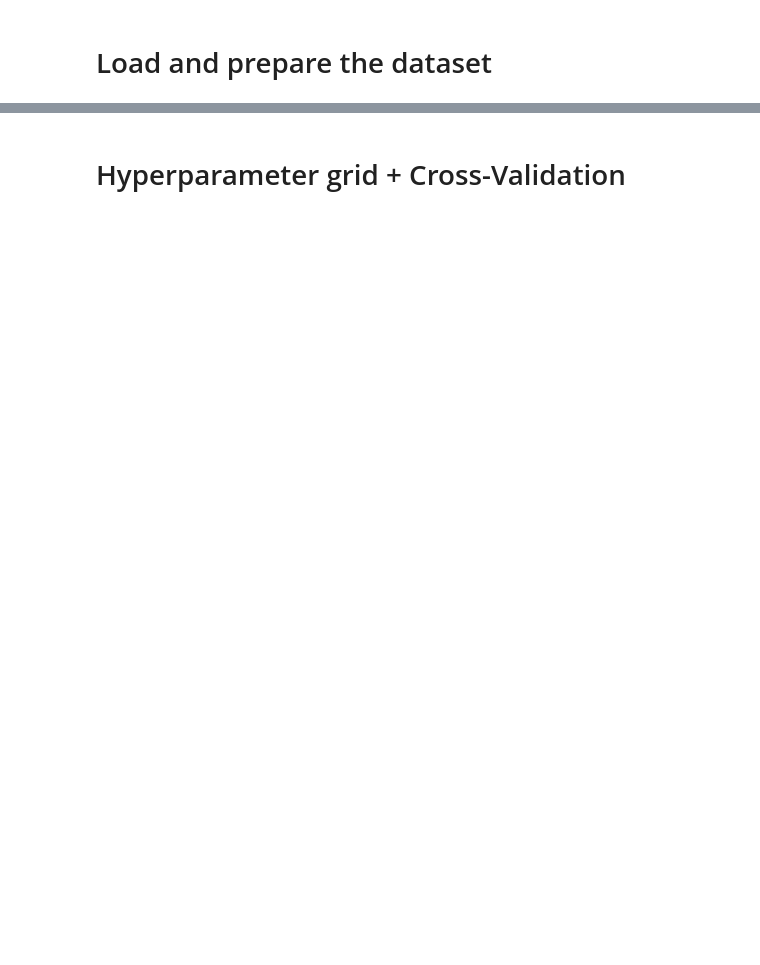
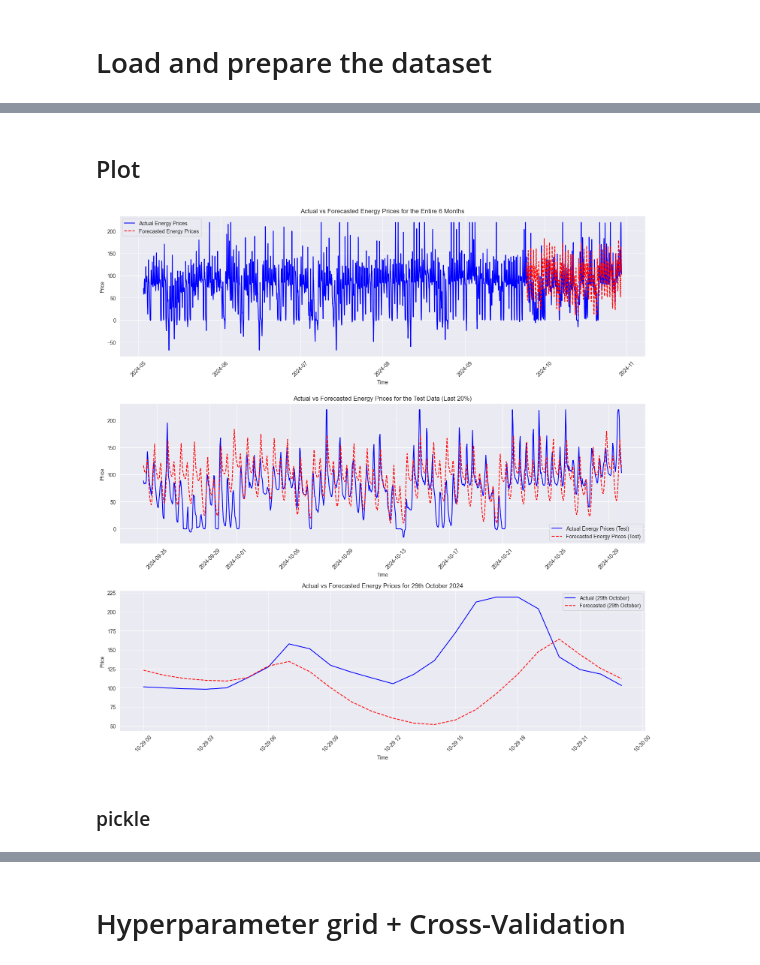
Before and after one commit to YukaNakamoto/LSDI-Project-, a Jupyter notebook: models/Prophet/The_Prophet_Optimization_df.ipynb, the cells around one changed output, grey strips where cells are left out. Drawn from its saved outputs; the diff is of its cells as text; code cells hidden in the pictures; blank space fills up the shorter version.

```diff
--- a/models/Prophet/The_Prophet_Optimization_df.ipynb
+++ b/models/Prophet/The_Prophet_Optimization_df.ipynb
@@ -164,0 +242,46 @@ Actual vs Forecast plot saved to /Users/zeynepkaya/PycharmProjects/LSDI-Project-
+# %% [markdown]
+## Plot
+# %%
+# Plot the entire data with forecasted and actual values
+plt.figure(figsize=(15, 15))
+
+# Plot entire data (train + test) with forecast and actual values
+plt.subplot(3, 1, 1)
+plt.plot(df['ds'], df['y'], label='Actual Energy Prices', color='blue')
+plt.plot(forecast['ds'], forecast['yhat'], label='Forecasted Energy Prices', color='red', linestyle='dashed')
+plt.title("Actual vs Forecasted Energy Prices for the Entire 6 Months")
+plt.xlabel("Time")
+plt.ylabel("Price")
+plt.xticks(rotation=45)
+plt.legend()
+
+# Plot only test data (last 20%)
+plt.subplot(3, 1, 2)
+plt.plot(test_data['ds'], test_data['y'], label='Actual Energy Prices (Test)', color='blue')
+plt.plot(forecast['ds'], forecast['yhat'], label='Forecasted Energy Prices (Test)', color='red', linestyle='dashed')
+plt.title("Actual vs Forecasted Energy Prices for the Test Data (Last 20%)")
+plt.xlabel("Time")
+plt.ylabel("Price")
+plt.xticks(rotation=45)
+plt.legend()
+
+# Plot 29th October 2024 data separately
+october_29th_data = df[(df['ds'] >= '2024-10-29 00:00:00') & (df['ds'] <= '2024-10-29 23:59:59')]
+forecast_29th_october = forecast[forecast['ds'].isin(october_29th_data['ds'])]
+
+plt.subplot(3, 1, 3)
+plt.plot(october_29th_data['ds'], october_29th_data['y'], label='Actual (29th October)', color='blue')
+plt.plot(forecast_29th_october['ds'], forecast_29th_october['yhat'], label='Forecasted (29th October)', color='red', linestyle='dashed')
+plt.title("Actual vs Forecasted Energy Prices for 29th October 2024")
+plt.xlabel("Time")
+plt.ylabel("Price")
+plt.xticks(rotation=45)
+plt.legend()
+
+
+plt.tight_layout()
+plt.show()
+# %% [output]
+[figure, added]
+# %% [markdown]
+### pickle
```
Also changed, not shown: parts of 25 cells of this notebook, 49 other files.
